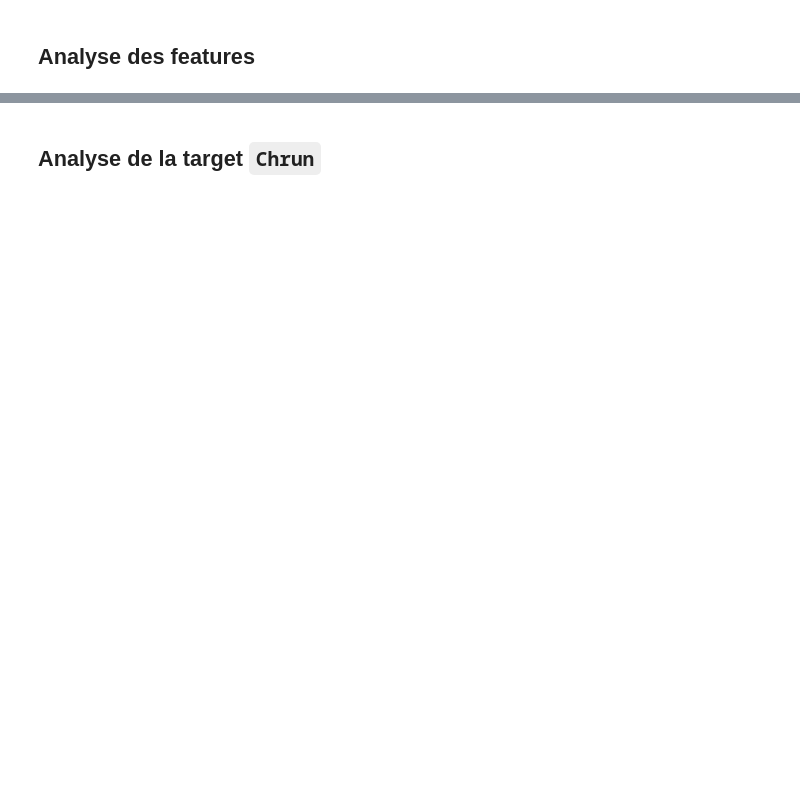
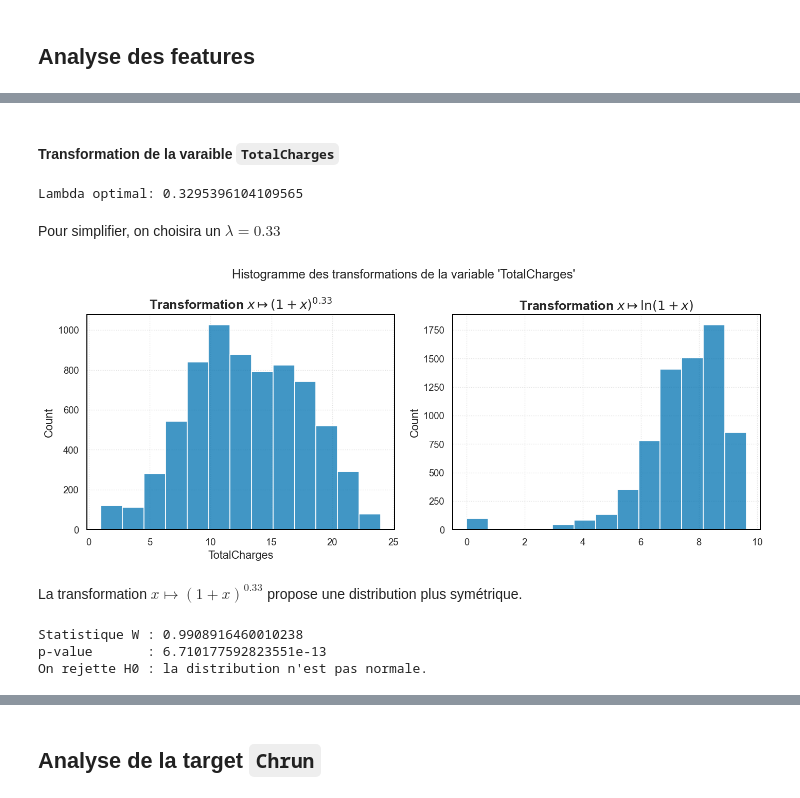
Before and after one commit to DamienDESSAUX-M2i/DESSAUX_Damien_ECF3, a Jupyter notebook: notebooks/01_EDA.ipynb, the cells around one changed output, grey strips where cells are left out. Saved outputs shown, nothing was run; the diff lists cells and outputs as text; code cells hidden in the pictures; blank space fills up the shorter version.

```diff
--- a/notebooks/01_EDA.ipynb
+++ b/notebooks/01_EDA.ipynb
@@ -105,0 +386,62 @@ df.describe()
+# %% [markdown]
+#### Transformation de la varaible `TotalCharges`
+# %%
+TotalCharges = df["TotalCharges"]
+
+transformed, lambda_opt = stats.boxcox(TotalCharges + 1)
+
+print("Lambda optimal:", lambda_opt)
+# %% [output]
+Lambda optimal: 0.3295396104109565
+# %% [markdown]
+Pour simplifier, on choisira un $\lambda = 0.33$
+# %%
+TotalCharges_boxcox = TotalCharges.apply(lambda x: np.pow(1 + x, 0.33))
+TotalCharges_log = TotalCharges.apply(lambda x: np.log(1 + x))
+
+fig, axes = plt.subplots(1, 2, figsize=(12, 5))
+
+fig.suptitle("Histogramme des transformations de la variable 'TotalCharges'")
+
+ax1 = axes[0]
+sns.histplot(
+    x=TotalCharges_boxcox.values,
+    bins=int(1 + np.log2(len(TotalCharges_boxcox))),
+    ax=ax1,
+)
+ax1.set_title(r"Transformation $x\mapsto (1+x)^{0.33}$")
+ax1.set_xlabel("TotalCharges")
+
+ax2 = axes[1]
+sns.histplot(
+    x=TotalCharges_log.values,
+    bins=int(1 + np.log2(len(TotalCharges_log))),
+    ax=ax2,
+)
+ax2.set_title(r"Transformation $x\mapsto \ln(1+x)$")
+ax1.set_xlabel("TotalCharges")
+
+plt.tight_layout()
+plt.savefig((FIGURE_DIR / "01_transformation_TotalCharges.png").as_posix())
+plt.show()
+# %% [output]
+[figure, added]
+# %% [markdown]
+La transformation $x\mapsto (1+x)^{0.33}$ propose une distribution plus symétrique.
+# %%
+# Test de Shapiro-Wilk
+statistic, p_value = stats.shapiro(TotalCharges_boxcox.sample(3000))
+
+print(f"Statistique W : {statistic}")
+print(f"p-value       : {p_value}")
+
+# Interprétation
+alpha = 0.05
+if p_value > alpha:
+    print("On ne rejette pas H0 : la distribution est compatible avec une loi normale.")
+else:
+    print("On rejette H0 : la distribution n'est pas normale.")
+# %% [output]
+Statistique W : 0.9908916460010238
+p-value       : 6.710177592823551e-13
+On rejette H0 : la distribution n'est pas normale.
```
Also changed, not shown: parts of 37 cells of this notebook, 10 other files.
